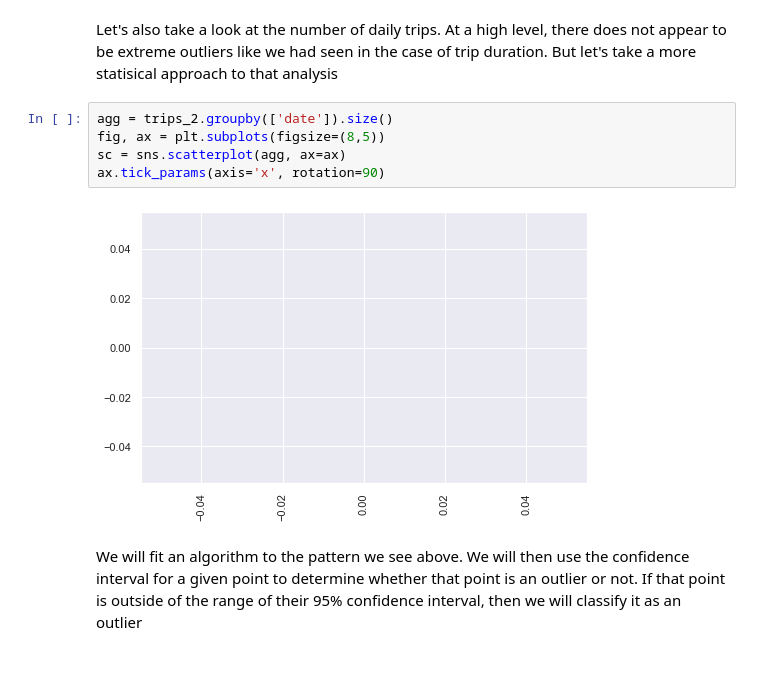
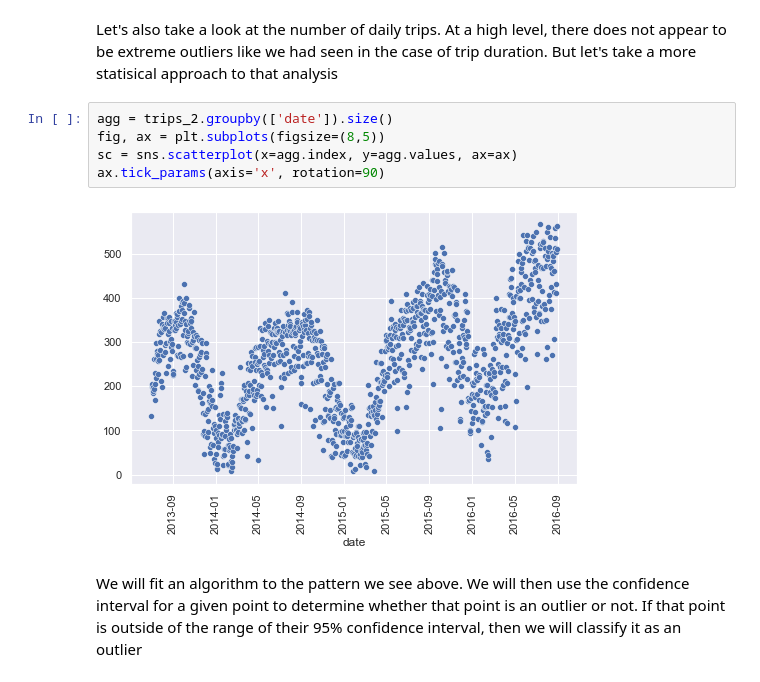
Before and after one commit to scunden/citi-bike, a Jupyter notebook: 1. Detection of potential outliers and anomalies for Citibike usage.ipynb, the cells around one changed output. Cells and saved outputs as stored; diff of their text form.

Commit message:
Readded time series chart

```diff
--- a/1. Detection of potential outliers and anomalies for Citibike usage.ipynb
+++ b/1. Detection of potential outliers and anomalies for Citibike usage.ipynb
@@ -245,10 +245,10 @@ Let's also take a look at the number of daily trips. At a high level, there does
 # %%
 agg = trips_2.groupby(['date']).size()
 fig, ax = plt.subplots(figsize=(8,5))
-sc = sns.scatterplot(agg, ax=ax)
+sc = sns.scatterplot(x=agg.index, y=agg.values, ax=ax)
 ax.tick_params(axis='x', rotation=90)
 # %% [output]
-[figure, old version]
+[figure, new version]
 # %% [markdown]
 We will fit an algorithm to the pattern we see above. We will then use the confidence interval for a given point to determine whether that point is an outlier or not. If that point is outside of the range of their 95% confidence interval, then we will classify it as an outlier
 # %%
```
Also changed, not shown: 2 other files.
